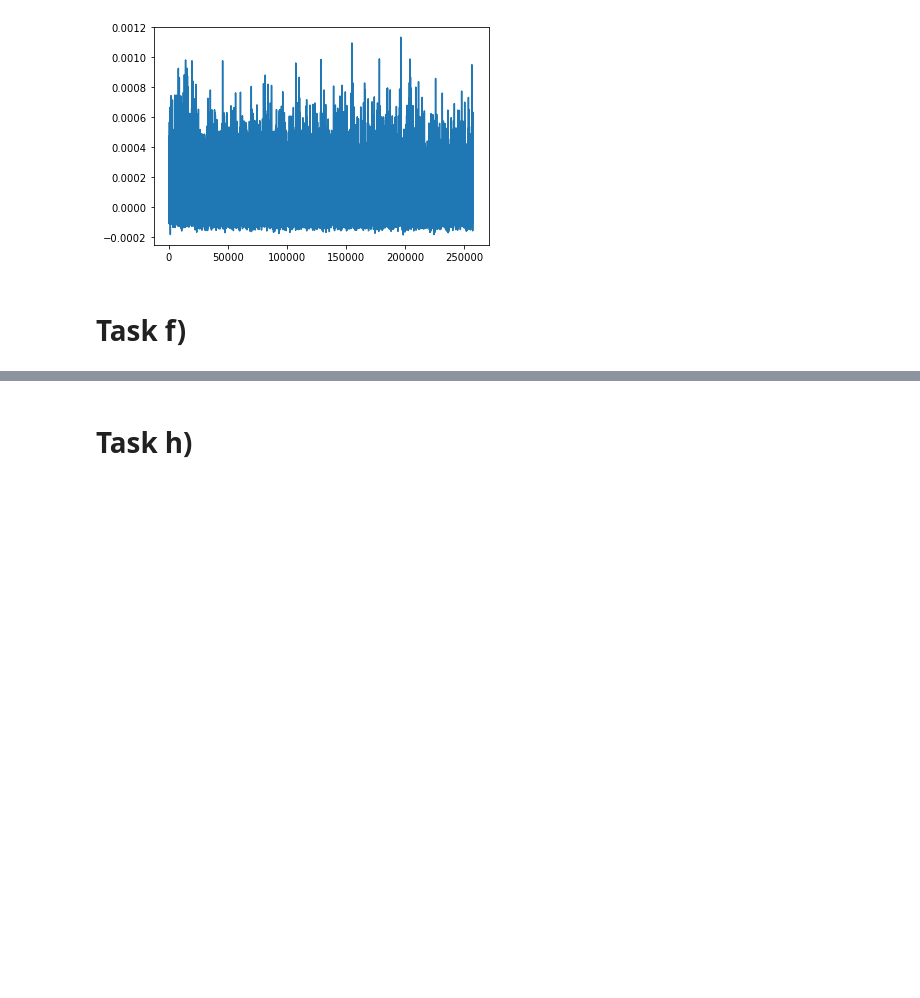
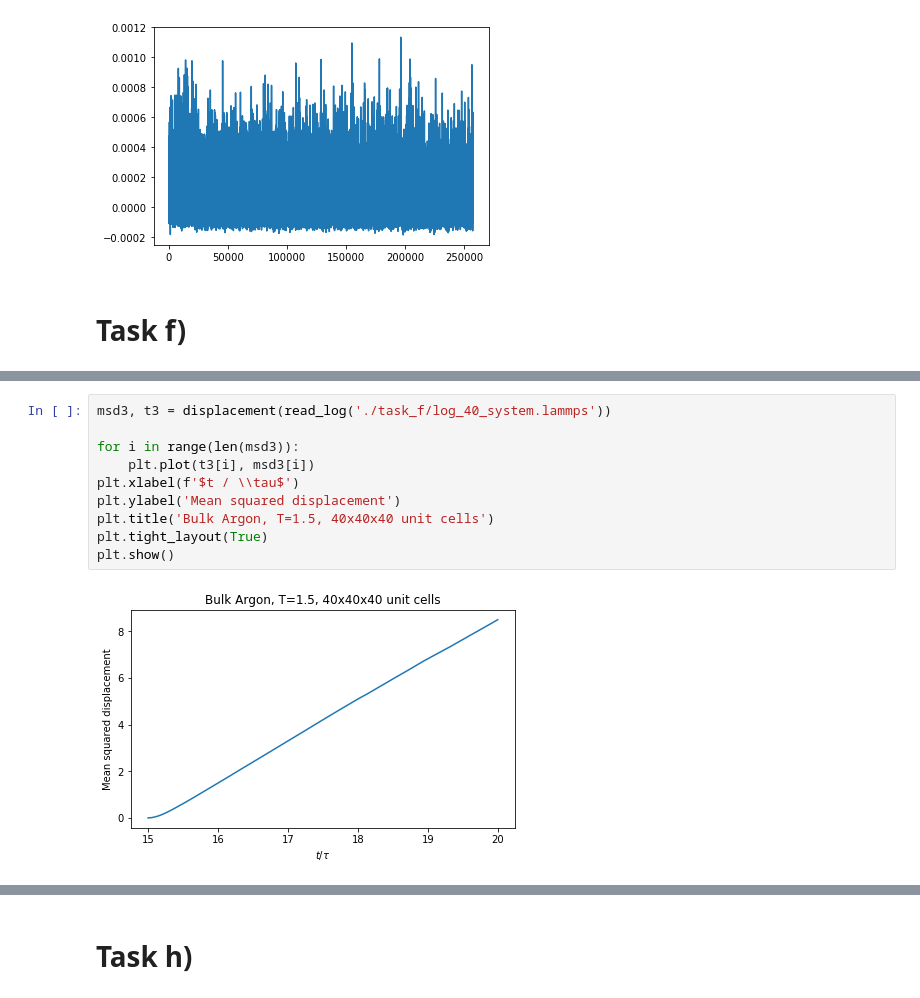
Before and after one commit to chdre/FYS4460, a Jupyter notebook: Project2/Project2.ipynb, the cells around one changed output, grey strips where cells are left out. Cells and saved outputs as stored; diff of their text form; blank space fills up the shorter version.

```diff
--- a/Project2/Project2.ipynb
+++ b/Project2/Project2.ipynb
@@ -93,0 +121,12 @@ NameError: name 't' is not defined
+# %%
+msd3, t3 = displacement(read_log('./task_f/log_40_system.lammps'))
+
+for i in range(len(msd3)):
+    plt.plot(t3[i], msd3[i])
+plt.xlabel(f'$t / \\tau$')
+plt.ylabel('Mean squared displacement')
+plt.title('Bulk Argon, T=1.5, 40x40x40 unit cells')
+plt.tight_layout(True)
+plt.show()
+# %% [output]
+[figure, added]
```
Also changed, not shown: parts of 6 cells of this notebook, 2 other files.
